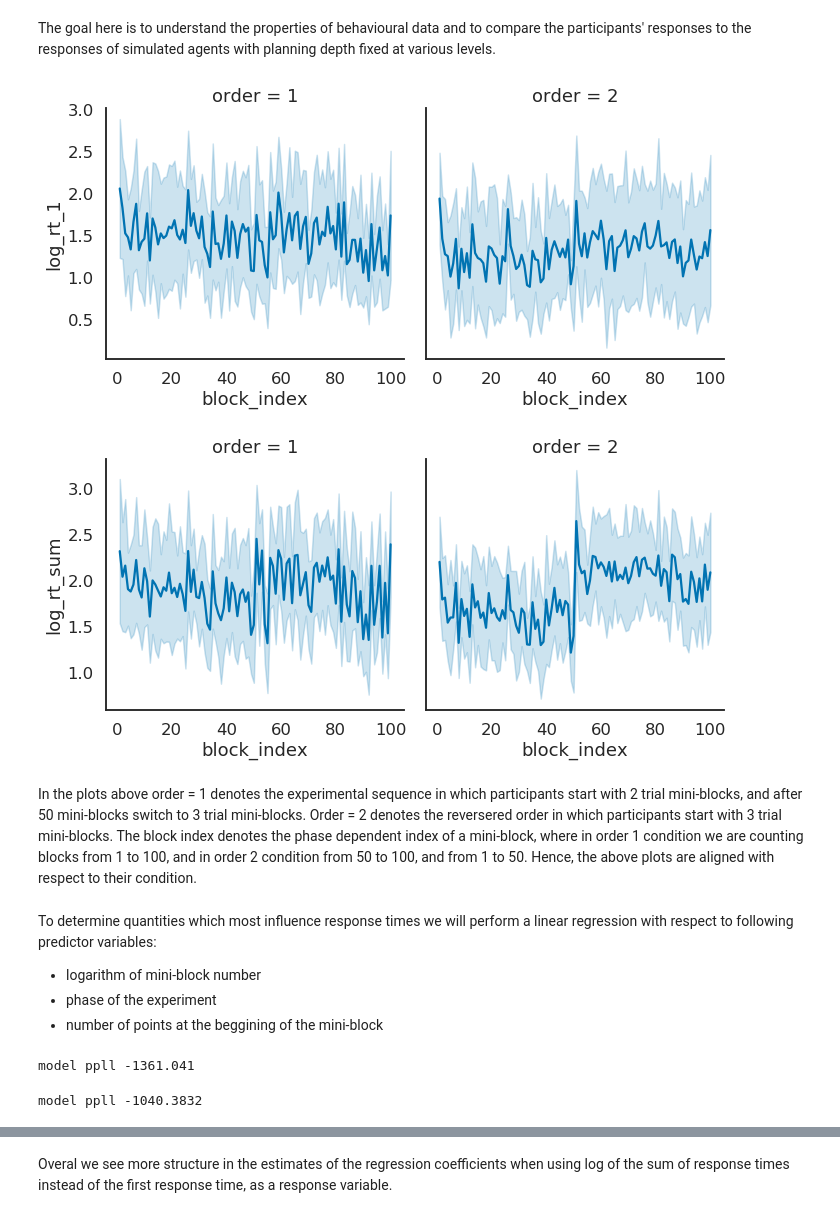
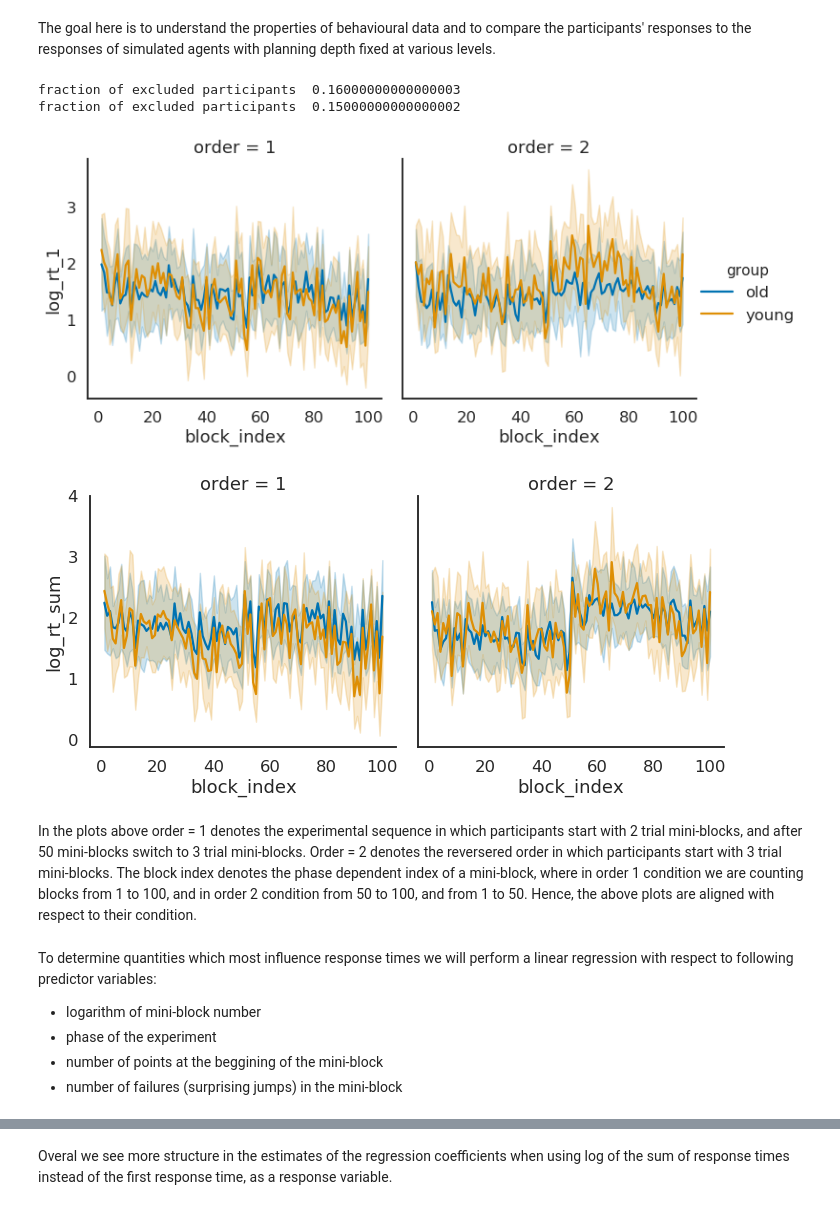
Before and after one commit to jeffensen/plandepth, a Jupyter notebook: notebooks/analysing_behavioural_data_B03.ipynb, the cells around one changed output, grey strips where cells are left out. Drawn from its saved outputs; the diff is of its cells as text; code cells hidden in the pictures.

```diff
--- a/notebooks/analysing_behavioural_data_B03.ipynb
+++ b/notebooks/analysing_behavioural_data_B03.ipynb
@@ -89,15 +97,33 @@ for i,f in enumerate(fnames):
+# %%
+### load behavioural data ###
+from os.path import expanduser
+home = expanduser("~")
+
+path1 = '/tudcloud/Shared/Experiments/Plandepth/B03_pilot/main/OA/'  # change to correct path
+path2 = '/tudcloud/Shared/Experiments/Plandepth/B03_pilot/main/YA/'
+
+data_old, states_old, responses_old = load_and_format_data(path1, cutoff=500)
+data_young, states_young, responses_young = load_and_format_data(path2, cutoff=500)
+
+data_old['group'] = 'old'
+data_young['group'] = 'young'
+
+data = data_old.append(data_young, ignore_index=True)
+# %% [output]
+fraction of excluded participants  0.16000000000000003
+fraction of excluded participants  0.15000000000000002
 # %%
 # plot mean of the log(rt_1) with 95% confidence interval or standard deviation
-g = sns.FacetGrid(data, col="order", height=5)
-g.map(sns.lineplot, "block_index", "log_rt_1", ci="sd");
+g = sns.FacetGrid(data, col="order", hue='group', height=5)
+g = (g.map(sns.lineplot, "block_index", "log_rt_1", ci="sd").add_legend());
 # %% [output]
-[figure, old version]
+[figure, new version]
 # %%
 # plot mean of the log(sum rt)
-g = sns.FacetGrid(data, col="order", height=5)
+g = sns.FacetGrid(data, col="order", hue='group', height=5)
 g.map(sns.lineplot, "block_index", "log_rt_sum", ci="sd");
 # %% [output]
-[figure, old version]
+[figure, new version]
 # %% [markdown]
 In the plots above order = 1 denotes the experimental sequence in which participants start with 2 trial mini-blocks, and after 50 mini-blocks switch to 3 trial mini-blocks. Order = 2 denotes the reversered order in which participants start with 3 trial mini-blocks. The block index denotes the phase dependent index of a mini-block, where in order 1 condition we are counting blocks from 1 to 100, and in order 2 condition from
 50 to 100, and from 1 to 50. Hence, the above plots are aligned with respect to their condition.
@@ -106,6 +132,7 @@ To determine quantities which most influence response times we will perform a li
 - logarithm of mini-block number
 - phase of the experiment
 - number of points at the beggining of the mini-block
+- number of failures (surprising jumps) in the mini-block
 # %%
 def get_failures(states, responses):
     transitions = np.array([4., 3., 4., 5., 1., 1.])
@@ -127,30 +154,33 @@ def get_failures(states, responses):
 # %%
 from bayesian_linear_regression import BayesLinRegress
 
-y1 = data['log_rt_1'].values.reshape(n_subs, T).T
-y2 = data['log_rt_sum'].values.reshape(n_subs, T).T
-X = np.log(np.expand_dims(data['block_number'].values.astype(int).reshape(n_subs, T).T, -1))
+T = 100
 
-phases = data.phase.values.astype(int).reshape(n_subs, T).T - 1
-X = np.concatenate([X, np.eye(4)[phases]], -1)
+def sample_posterior(data, states, responses):
+    n_subs = len(np.unique(data.subject))
+    y1 = data['log_rt_1'].values.reshape(n_subs, T).T
+    y2 = data['log_rt_sum'].values.reshape(n_subs, T).T
+    X = np.log(np.expand_dims(data['block_number'].values.astype(int).reshape(n_subs, T).T, -1))
 
-start_points = data.start_points.values.reshape(n_subs, T).T
-X = np.concatenate([X, np.expand_dims(start_points, -1)], -1)
+    phases = data.phase.values.astype(int).reshape(n_subs, T).T - 1
+    X = np.concatenate([X, np.eye(4)[phases]], -1)
 
-m1 = BayesLinRegress(np.swapaxes(X, 0, 1), y1.T)
+    start_points = data.start_points.values.reshape(n_subs, T).T
+    X = np.concatenate([X, np.expand_dims(start_points, -1)], -1)
 
-states = np.array(states)
-responses = np.array(responses)
-failures = get_failures(states, responses).T
+    m1 = BayesLinRegress(np.swapaxes(X, 0, 1), y1.T)
 
-X = np.concatenate([X, np.expand_dims(failures, -1)], -1)
+    states = np.array(states)
+    responses = np.array(responses)
+    failures = get_failures(states, responses).T
 
-m2 = BayesLinRegress(np.swapaxes(X, 0, 1), y2.T)
+    X = np.concatenate([X, np.expand_dims(failures, -1)], -1)
 
-samples = []
-for m in [m1, m2]:
-    samples.append(m.fit(num_samples=5000, warmup_steps=5000, summary=False))
-    print('model ppll', m.post_pred_log_likelihood())
+    m2 = BayesLinRegress(np.swapaxes(X, 0, 1), y2.T)
+
+    samples = []
+    for m in [m1, m2]:
+        samples.append(m.fit(num_samples=5000, warmup_steps=5000, summary=False))
+        print('model ppll', m.post_pred_log_likelihood())
+
+    return samples
-# %% [output]
-model ppll -1361.041
-model ppll -1040.3832
```
Also changed, not shown: parts of 19 cells of this notebook, 6 other files.
